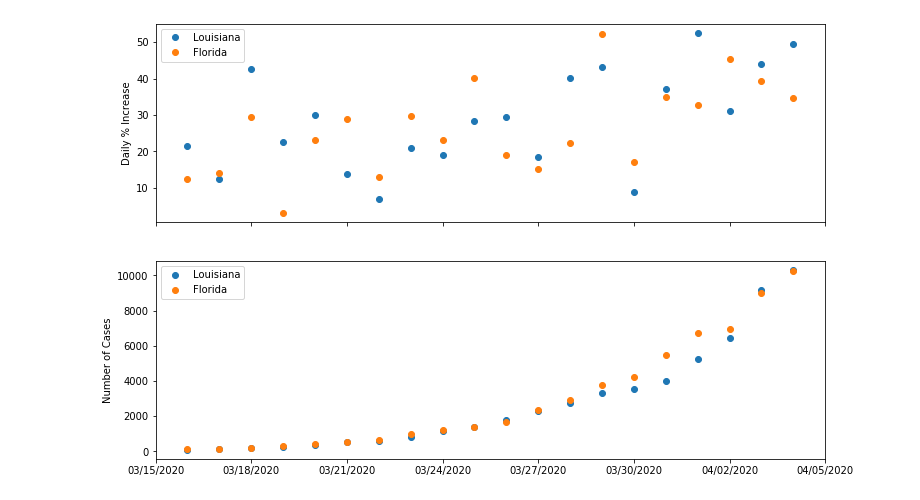
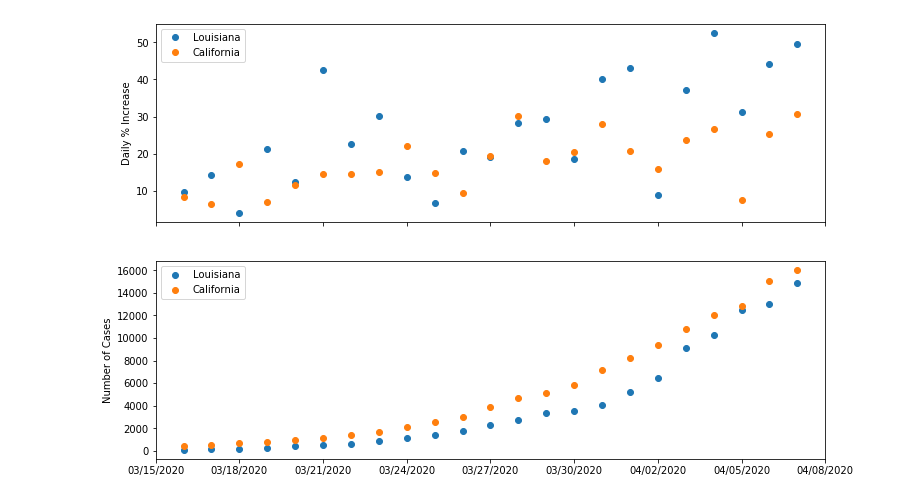
Before and after one commit to rkw0k/covid19-race, a Jupyter notebook: time-series.ipynb, the cells around one changed output. Cells and saved outputs as stored; diff of their text form; code cells hidden in the pictures.

Commit message:
add data

```diff
--- a/time-series.ipynb
+++ b/time-series.ipynb
@@ -11,21 +11,26 @@ import seaborn as sns
 import matplotlib.dates as mdates
 %matplotlib inline
 
+KEY_STATE, KEY_COUNTRY = "Province_State", "Country_Region"
+
 def get_df(date):
     base = date - timedelta(days=1)
     d = base.strftime("%m-%d-%Y")
     url = "https://raw.githubusercontent.com/CSSEGISandData/COVID-19/master/csse_covid_19_data/csse_covid_19_daily_reports/{}.csv"
     s = requests.get(url.format(d)).content
-    return (base, pd.read_csv(io.StringIO(s.decode('utf-8'))))
+    df = pd.read_csv(io.StringIO(s.decode('utf-8')))
+    country_key = KEY_COUNTRY if (KEY_COUNTRY in df.columns) else KEY_COUNTRY.replace("_", "/")
+    country_replace = lambda x: "United States" if x == "US" else x
+    # TODO: Fix "Korea, South"
+    df[country_key] = df[country_key].map(country_replace)
+    return (base, df)
 
 def get_counts(df):
-    key_state, key_us = "Province_State", "Country_Region"
-    if key_state in df.columns:
-        key_state, key_us = key_state, key_us
+    if KEY_STATE in df.columns:
+        key_state, key_us = KEY_STATE, KEY_COUNTRY
     else:
-        key_state, key_us = key_state.replace("_", "/"), key_us.replace("_", "/")
-
-    ca_mask, ny_mask, us_mask = df[key_state] == STATE1, df[key_state] == STATE2, df[key_us] == "US"
+        key_state, key_us = KEY_STATE.replace("_", "/"), KEY_COUNTRY.replace("_", "/")
+    ca_mask, ny_mask, us_mask = df[key_state] == STATE1, df[key_state] == STATE2, df[key_us] == "United States"
     return [df[ca_mask]["Confirmed"].sum(), df[ny_mask]["Confirmed"].sum(), df[us_mask]["Confirmed"].sum()]
 
 def get_perc(c):
@@ -62,6 +67,6 @@ def perc_count_pairs(time_data, y_data):
         ax1.set_ylabel(f"Daily % Increase")
         ax2.set_ylabel(f"Number of Cases")
         ax2.plot_date(time_data, y2);
-        legend = (f"{STATE1}", f"{STATE2}", "US")
+        legend = (f"{STATE1}", f"{STATE2}", "United States")
         ax1.legend(legend)
         ax2.legend(legend)
@@ -68,11 +75,15 @@ def perc_count_pairs(time_data, y_data):
 # %%
-# gis_data = df_list.copy()
-gis_data = get_df_list(4, 5, 21)
+gis_data = get_df_list(4, 7, 23)
 time_data = [date for date, _ in gis_data[0:-1:]]
+# %%
+gis_data.insert(0, get_df(datetime(2020, 4, 8)))
+# gis_data.append(get_df(datetime(2020, 3, 15)))
+# gis_data.pop()
+time_data = [date for date, _ in gis_data[0:-1:]]
 # %%
 STATE1 = "Louisiana"
-STATE2 = "Florida"
+STATE2 = "California"
 y_data = get_data(gis_data)
 perc_count_pairs(time_data, y_data[:-1])
 # %% [output]
-[figure, old version]
+[figure, new version]
```
Also changed, not shown: parts of 9 cells of this notebook, 4 other files.
